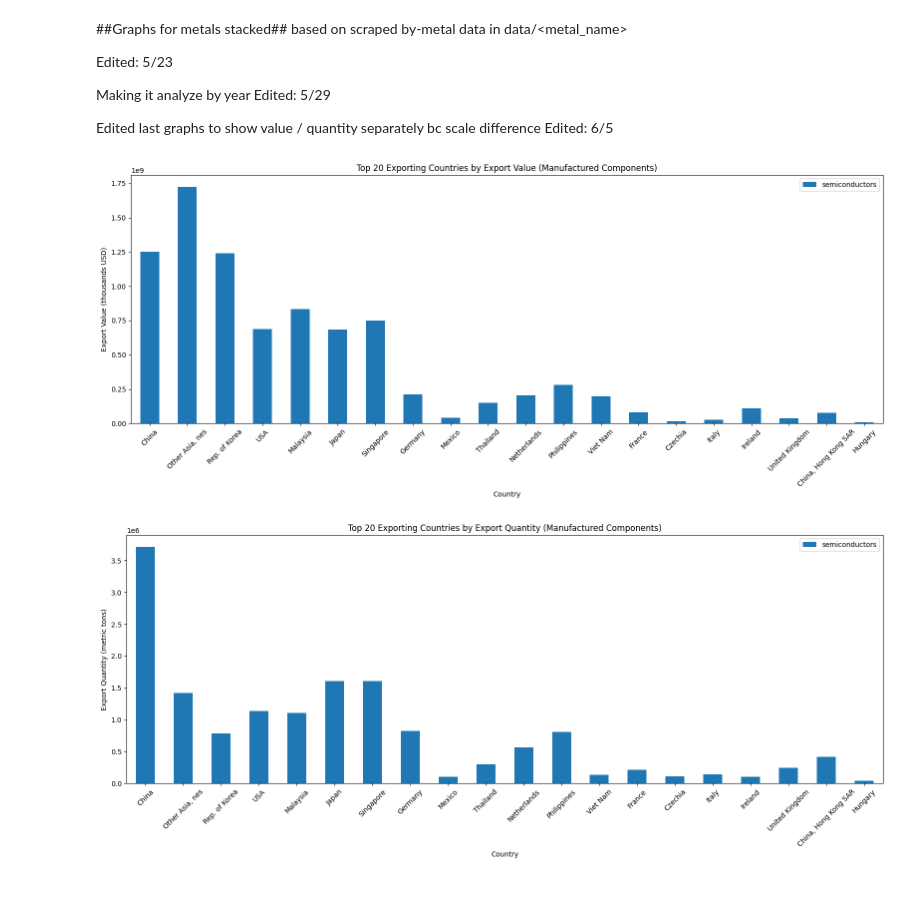
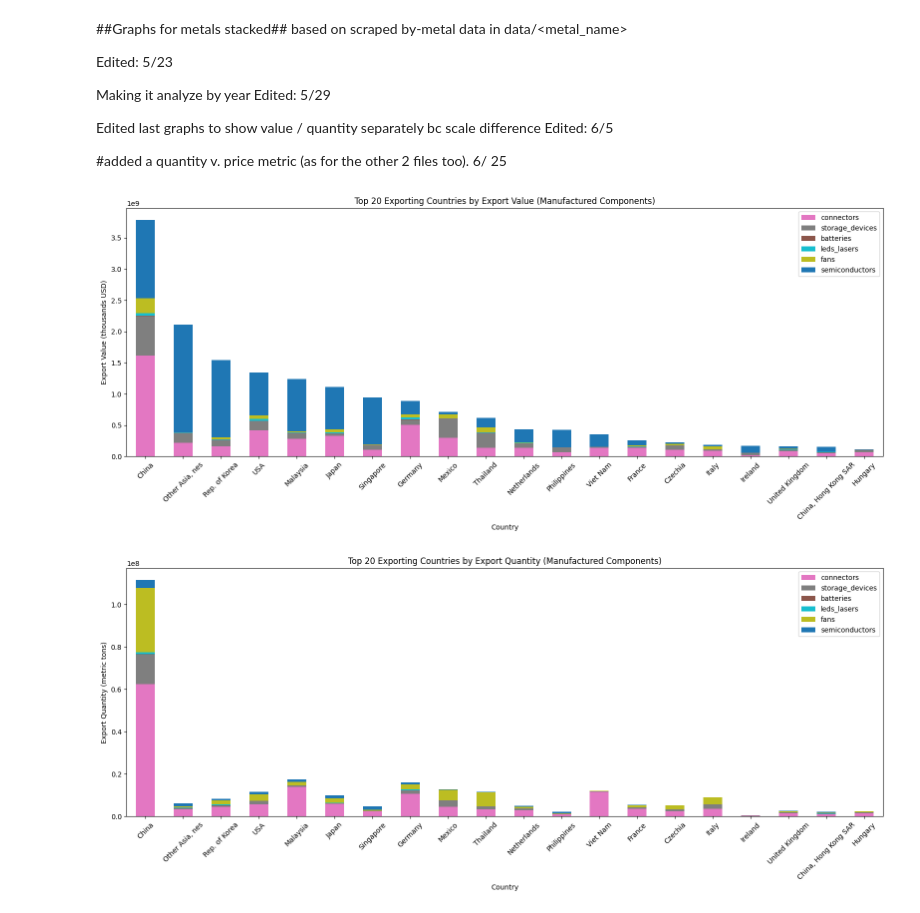
Before and after one commit to pgunhal/E-Waste-Research, a Jupyter notebook: src/manufacturing_analysis_stacked.ipynb, the cells around one changed output. Saved outputs shown, nothing was run; the diff lists cells and outputs as text; code cells hidden in the pictures.

```diff
--- a/src/manufacturing_analysis_stacked.ipynb
+++ b/src/manufacturing_analysis_stacked.ipynb
@@ -9,13 +9,15 @@ Edited: 5/29
 
 Edited last graphs to show value / quantity separately bc scale difference
 Edited: 6/5
+
+#added a quantity v. price metric (as for the other 2 files too). 6/ 25
 # %%
 import os
 import pandas as pd
 import matplotlib.pyplot as plt
 from collections import defaultdict
 
-# === CONFIGURATION ===
+#  CONFIGURATION
 base_dir = "../data/manufacturing"
 country_code_file = "../ref/country_codes_V202501.csv"
 category_dirs = [d for d in os.listdir(base_dir) if os.path.isdir(os.path.join(base_dir, d))]
@@ -30,22 +32,22 @@ country_lookup = dict(zip(country_df["country_code"], country_df["country_name"]
 # Assign colors to manufacturing categories
 category_colors = {
     "semiconductors": "#1f77b4",
-    # "pcbs": "#ff7f0e",
-    # "capacitors": "#2ca02c",
-    # "resistors": "#d62728",
-    # "power_supplies": "#9467bd",
-    # "batteries": "#8c564b",
-    # "connectors": "#e377c2",
-    # "storage_devices": "#7f7f7f",
-    # "fans": "#bcbd22",
-    # "leds_lasers": "#17becf"
+    "pcbs": "#ff7f0e",
+    "capacitors": "#2ca02c",
+    "resistors": "#d62728",
+    "power_supplies": "#9467bd",
+    "batteries": "#8c564b",
+    "connectors": "#e377c2",
+    "storage_devices": "#7f7f7f",
+    "fans": "#bcbd22",
+    "leds_lasers": "#17becf"
 }
 
-# === DATA STRUCTURES ===
+#  DATA STRUCTURES
 export_value = defaultdict(lambda: defaultdict(float))
 export_quantity = defaultdict(lambda: defaultdict(float))
 
-# === LOAD TRADE DATA ===
+#  LOAD TRADE DATA
 for category in category_dirs:
     trade_path = os.path.join(base_dir, category, "trade_data.csv")
     if not os.path.exists(trade_path):
@@ -66,7 +68,7 @@ for category in category_dirs:
     except Exception as e:
         print(f"[ERROR] Failed to process {category}: {e}")
 
-# === CONSTRUCT DATAFRAMES ===
+#  CONSTRUCT DATAFRAMES
 value_df = pd.DataFrame(export_value).T.fillna(0)
 quantity_df = pd.DataFrame(export_quantity).T.fillna(0)
 
@@ -77,35 +79,35 @@ quantity_df.index = quantity_df.index.map(lambda x: country_lookup.get(x, f"Code
 # Identify top 20 exporters by total export value
 total_value = value_df.sum(axis=1)
 top_exporters = total_value.nlargest(20).index
 
 # Filter top exporter rows
 value_df_top = value_df.loc[top_exporters]
 quantity_df_top = quantity_df.loc[top_exporters]
 
 # Validate columns for coloring
 valid_categories = [col for col in value_df_top.columns if col in category_colors]
 colors = [category_colors[c] for c in valid_categories]
 
-# === PLOT EXPORT VALUE ===
+#  PLOT EXPORT VALUE
 fig, ax = plt.subplots(figsize=(16, 7))
 value_df_top[valid_categories].plot(kind="bar", stacked=True, color=colors, ax=ax)
 ax.set_title("Top 20 Exporting Countries by Export Value (Manufactured Components)")
 ax.set_ylabel("Export Value (thousands USD)")
 ax.set_xlabel("Country")
 plt.xticks(rotation=45)
 plt.tight_layout()
 plt.show()
 
-# === PLOT EXPORT QUANTITY ===
+#  PLOT EXPORT QUANTITY
 fig, ax = plt.subplots(figsize=(16, 7))
 quantity_df_top[valid_categories].plot(kind="bar", stacked=True, color=colors, ax=ax)
 ax.set_title("Top 20 Exporting Countries by Export Quantity (Manufactured Components)")
 ax.set_ylabel("Export Quantity (metric tons)")
 ax.set_xlabel("Country")
 plt.xticks(rotation=45)
 plt.tight_layout()
 plt.show()
 # %% [output]
-[figure, old version]
+[figure, new version]
-[figure, old version]
+[figure, new version]
 # %%
```
Also changed, not shown: parts of 6 cells of this notebook, 18 other files.
